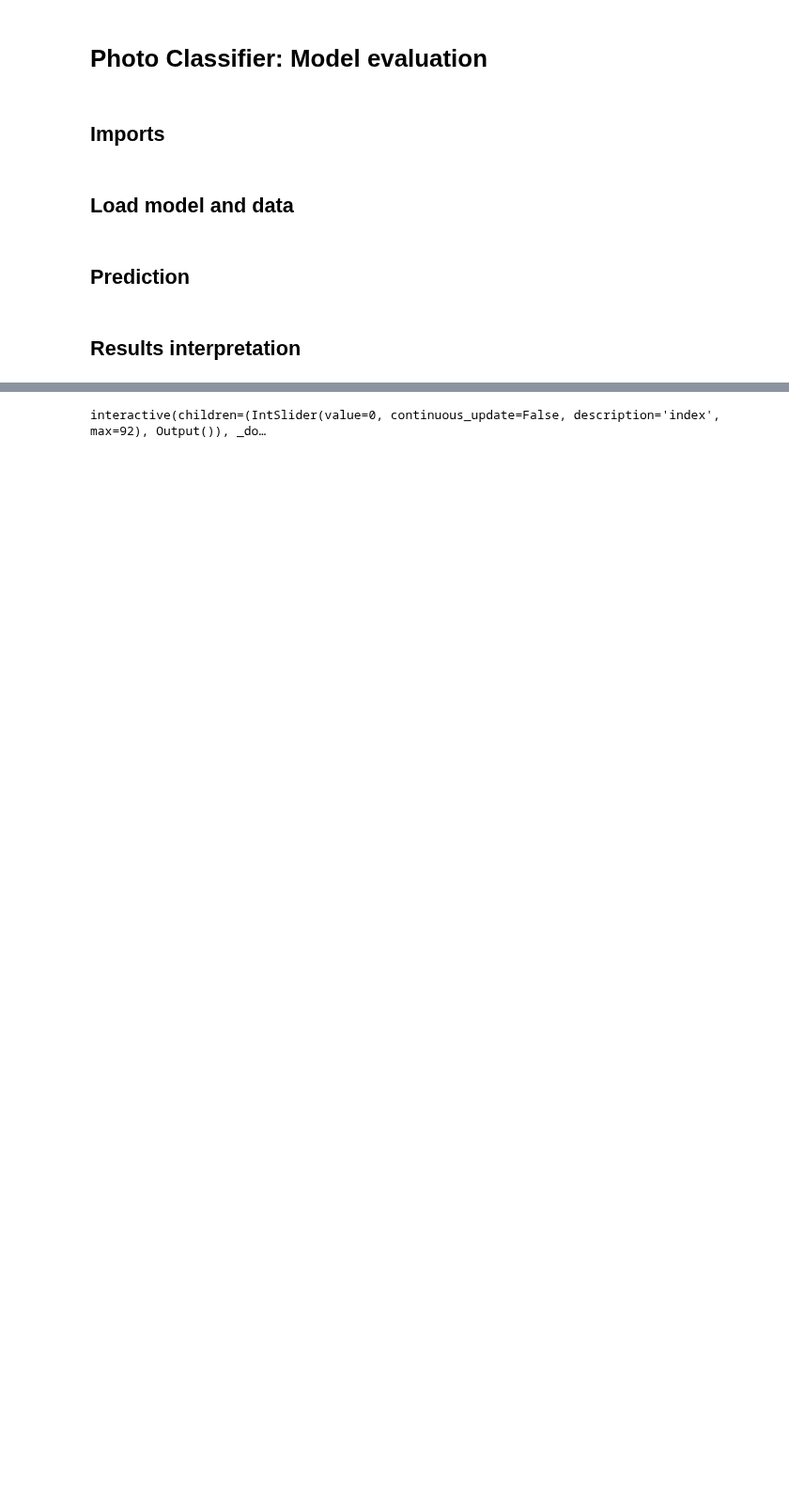
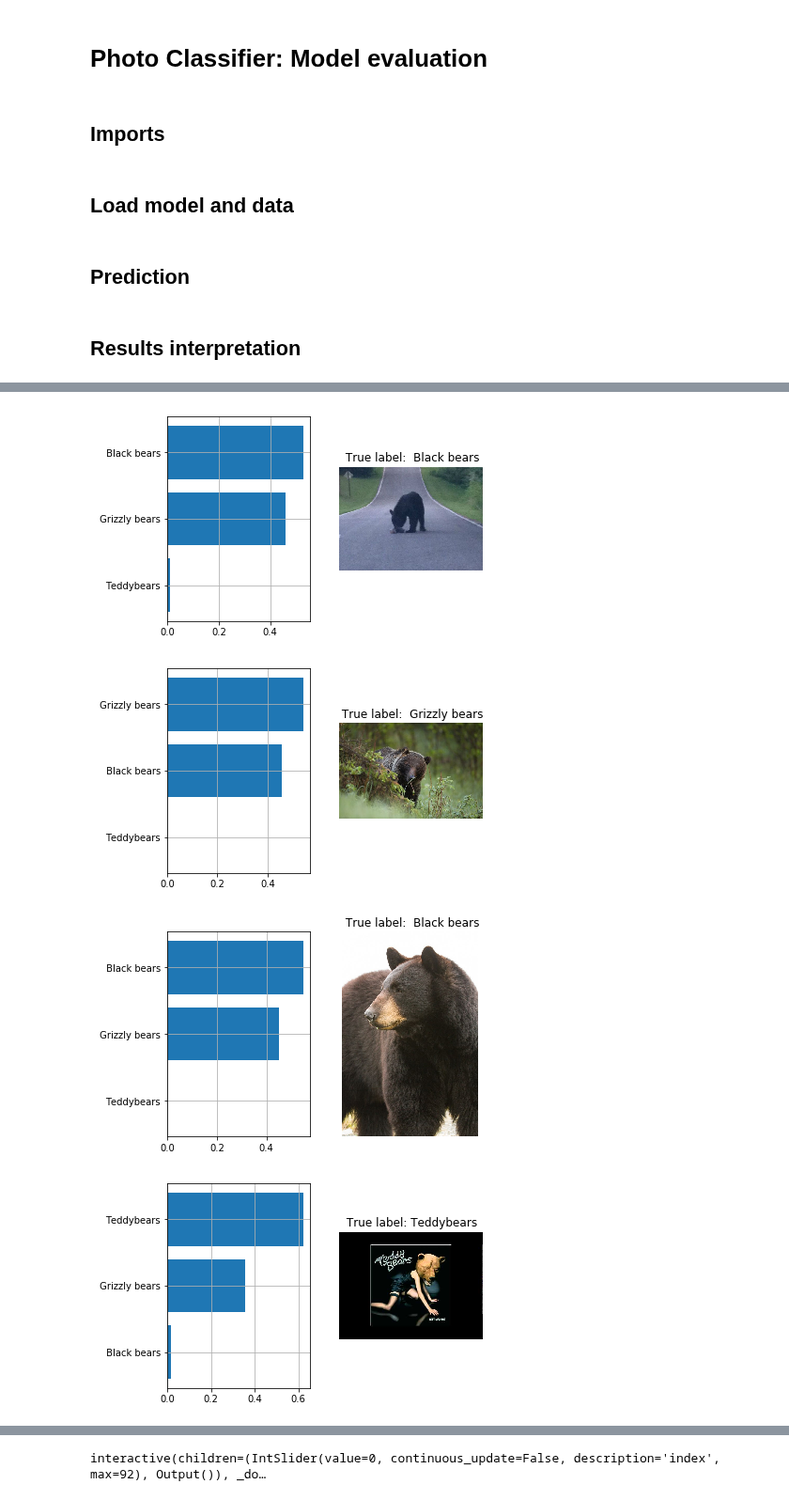
Before and after one commit to omyllymaki/image-classifier, a Jupyter notebook: model_evaluation.ipynb, the cells around one changed output, grey strips where cells are left out. Shown at 94% size. Drawn from its saved outputs; the diff is of its cells as text; code cells hidden in the pictures; blank space fills up the shorter version.

```diff
--- a/model_evaluation.ipynb
+++ b/model_evaluation.ipynb
@@ -98,0 +97,7 @@ interpreter.plot_most_incorrect_samples(5)
+# %%
+interpreter.plot_most_uncertain_samples(5)
+# %% [output]
+[figure, added]
+[figure, added]
+[figure, added]
+[figure, added]
```
Also changed, not shown: parts of 8 cells of this notebook, 1 other file.
